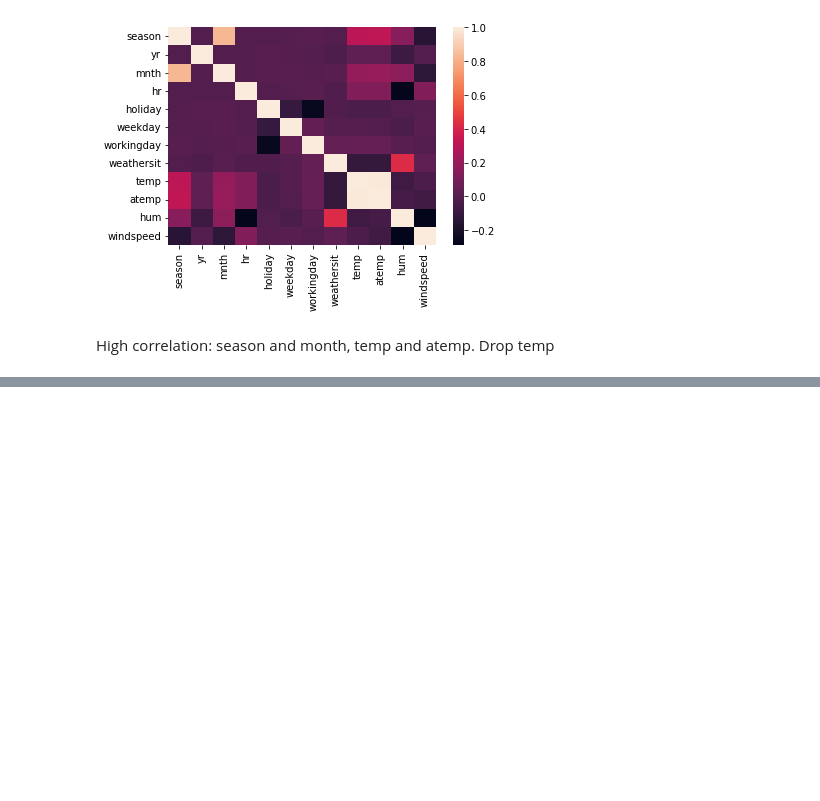
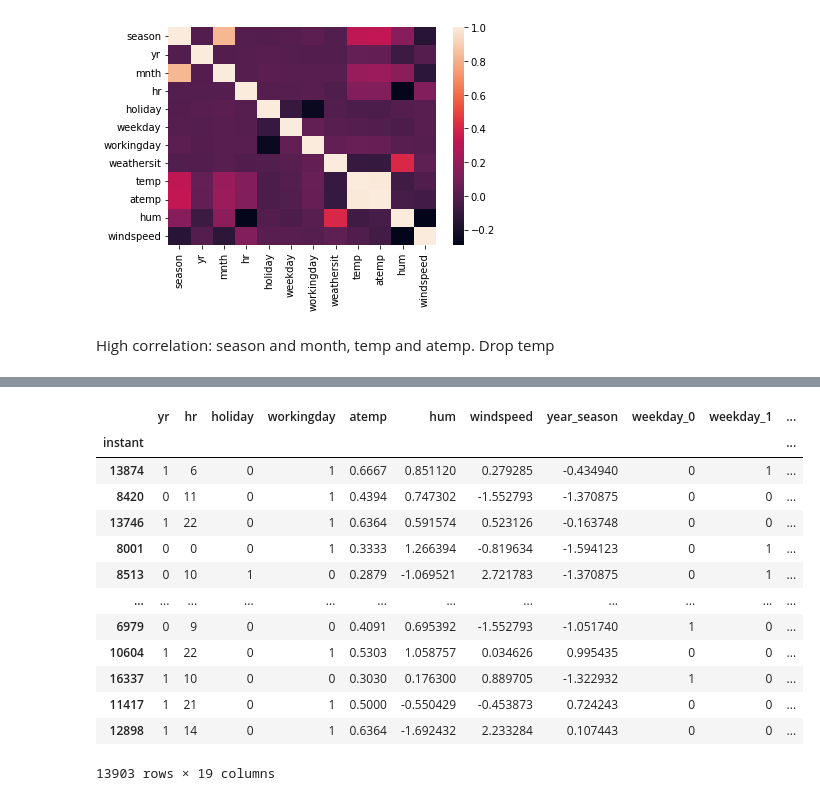
Before and after one commit to AlexeyMarg/ML_bicycle_sharing, a Jupyter notebook: bicycle_prediction.ipynb, the cells around one changed output, grey strips where cells are left out. Cells and saved outputs as stored; diff of their text form; code cells hidden in the pictures; blank space fills up the shorter version.

Commit message:
dummies for categorical

```diff
--- a/bicycle_prediction.ipynb
+++ b/bicycle_prediction.ipynb
@@ -166,0 +169,3 @@ X_train.head()
+# %%
+df_weekday_dummies = pd.get_dummies(X_train['weekday'], prefix='weekday')
+df_weekday_dummies
@@ -166,0 +187,3 @@ X_train.head()
+# %%
+X_train = pd.concat([X_train, df_weekday_dummies], axis=1).drop('weekday', axis=1)
+X_train
@@ -166,0 +205,19 @@ X_train.head()
+# %%
+df_weathersit_dummies = pd.get_dummies(X_train['weathersit'], prefix='weathersit')
+X_train = pd.concat([X_train, df_weathersit_dummies], axis=1).drop('weathersit', axis=1)
+X_train
+# %% [output]
+|  | yr | hr | holiday | workingday | atemp | hum | windspeed | year_season | weekday_0 | weekday_1 | ... |
+| instant |  |  |  |  |  |  |  |  |  |  | ... |
+| 13874 | 1 | 6 | 0 | 1 | 0.6667 | 0.851120 | 0.279285 | -0.434940 | 0 | 1 | ... |
+| 8420 | 0 | 11 | 0 | 1 | 0.4394 | 0.747302 | -1.552793 | -1.370875 | 0 | 0 | ... |
+| 13746 | 1 | 22 | 0 | 1 | 0.6364 | 0.591574 | 0.523126 | -0.163748 | 0 | 0 | ... |
+| 8001 | 0 | 0 | 0 | 1 | 0.3333 | 1.266394 | -0.819634 | -1.594123 | 0 | 1 | ... |
+| 8513 | 0 | 10 | 1 | 0 | 0.2879 | -1.069521 | 2.721783 | -1.370875 | 0 | 1 | ... |
+| ... | ... | ... | ... | ... | ... | ... | ... | ... | ... | ... | ... |
+| 6979 | 0 | 9 | 0 | 0 | 0.4091 | 0.695392 | -1.552793 | -1.051740 | 1 | 0 | ... |
+| 10604 | 1 | 22 | 0 | 1 | 0.5303 | 1.058757 | 0.034626 | 0.995435 | 0 | 0 | ... |
+| 16337 | 1 | 10 | 0 | 0 | 0.3030 | 0.176300 | 0.889705 | -1.322932 | 1 | 0 | ... |
+| 11417 | 1 | 21 | 0 | 1 | 0.5000 | -0.550429 | -0.453873 | 0.724243 | 0 | 0 | ... |
+| 12898 | 1 | 14 | 0 | 1 | 0.6364 | -1.692432 | 2.233284 | 0.107443 | 0 | 0 | ... |
+13903 rows × 19 columns
```
Also changed, not shown: parts of 9 cells of this notebook.
